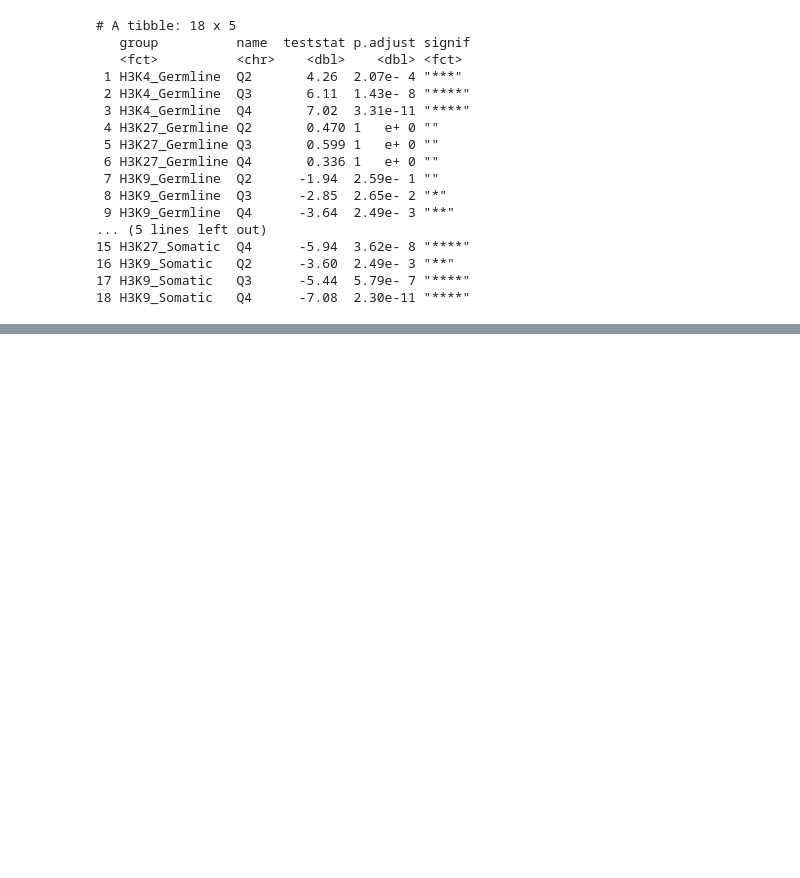
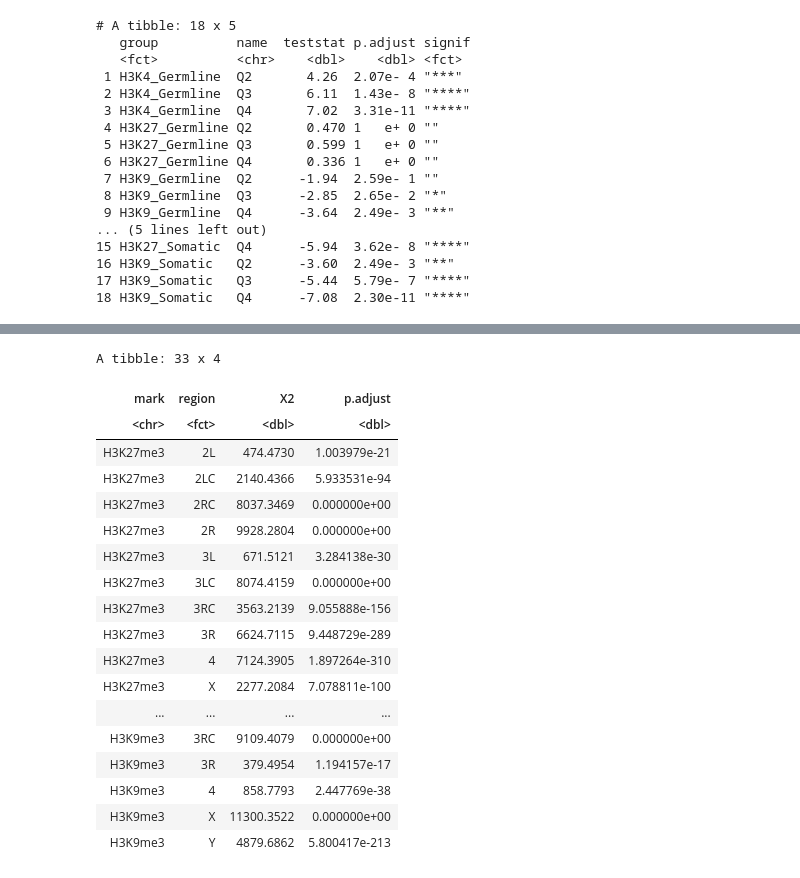
Before and after one commit to ringw/Upd-Germline-Genomics, a Jupyter notebook: reports/ChIC-Significance-Report.ipynb, the cells around one changed output, grey strips where cells are left out. Drawn from its saved outputs; the diff is of its cells as text; code cells hidden in the pictures; blank space fills up the shorter version.

```diff
--- a/reports/ChIC-Significance-Report.ipynb
+++ b/reports/ChIC-Significance-Report.ipynb
@@ -438,0 +729,31 @@ data <- markloess %>%
+# %%
+contingency_data <- (
+  tribble(
+    ~mark, ~Germline, ~Somatic,
+    "H3K4me3", chic.experiment.quantify_H3K4_Germline_peakcalling.broad_chr, chic.experiment.quantify_H3K4_Somatic_peakcalling.broad_chr,
+    "H3K27me3", chic.experiment.quantify_H3K27_Germline_peakcalling.broad_chr, chic.experiment.quantify_H3K27_Somatic_peakcalling.broad_chr,
+    "H3K9me3", chic.experiment.quantify_H3K9_Germline_peakcalling.broad_chr, chic.experiment.quantify_H3K9_Somatic_peakcalling.broad_chr,
+  ) %>%
+    group_by(mark) %>%
+    reframe(
+      region = gr$region,
+      across(
+        c(Germline, Somatic),
+        \(gr) gr[[1]]$L2FC
+      )
+    ) %>%
+    group_by(mark, region) %>%
+    reframe(
+      table = rbind(
+        c(
+          sum(between(Germline, -7.5, -0.2) & between(Somatic, 0.2, 7.5)),
+          sum(between(Germline, 0.2, 7.5) & between(Somatic, 0.2, 7.5))
+        ),
+        c(
+          sum(between(Germline, -7.5, -0.2) & between(Somatic, -7.5, -0.2)),
+          sum(between(Germline, 0.2, 7.5) & between(Somatic, -7.5, -0.2))
+        )
+      )
+    )
+) %>%
+  print()
@@ -438,0 +872,30 @@ data <- markloess %>%
+# %%
+contingency_data %>%
+  group_by(mark, region) %>%
+  reframe(
+    X2 = sum((table - expected_table)^2 / expected_table),
+    p.adjust = pchisq(X2 / 5, 1, lower.tail = F)
+  ) %>%
+  mutate(
+    p.adjust = p.adjust(p.adjust)
+  )
+# %% [output]
+A tibble: 33 x 4
+| mark | region | X2 | p.adjust |
+| <chr> | <fct> | <dbl> | <dbl> |
+| H3K27me3 | 2L | 474.4730 | 1.003979e-21 |
+| H3K27me3 | 2LC | 2140.4366 | 5.933531e-94 |
+| H3K27me3 | 2RC | 8037.3469 | 0.000000e+00 |
+| H3K27me3 | 2R | 9928.2804 | 0.000000e+00 |
+| H3K27me3 | 3L | 671.5121 | 3.284138e-30 |
+| H3K27me3 | 3LC | 8074.4159 | 0.000000e+00 |
+| H3K27me3 | 3RC | 3563.2139 | 9.055888e-156 |
+| H3K27me3 | 3R | 6624.7115 | 9.448729e-289 |
+| H3K27me3 | 4 | 7124.3905 | 1.897264e-310 |
+| H3K27me3 | X | 2277.2084 | 7.078811e-100 |
+| ... | ... | ... | ... |
+| H3K9me3 | 3RC | 9109.4079 | 0.000000e+00 |
+| H3K9me3 | 3R | 379.4954 | 1.194157e-17 |
+| H3K9me3 | 4 | 858.7793 | 2.447769e-38 |
+| H3K9me3 | X | 11300.3522 | 0.000000e+00 |
+| H3K9me3 | Y | 4879.6862 | 5.800417e-213 |
```
Also changed, not shown: parts of 22 cells of this notebook.
